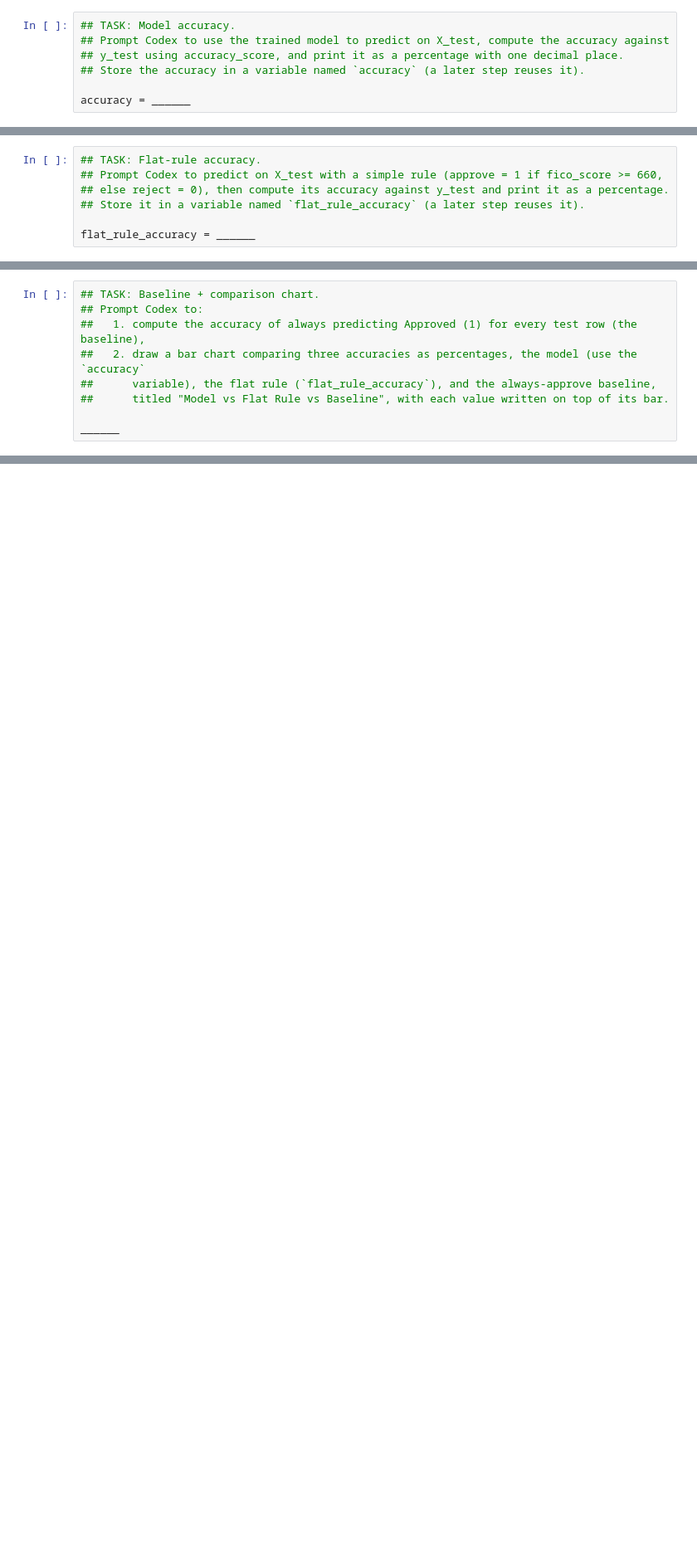
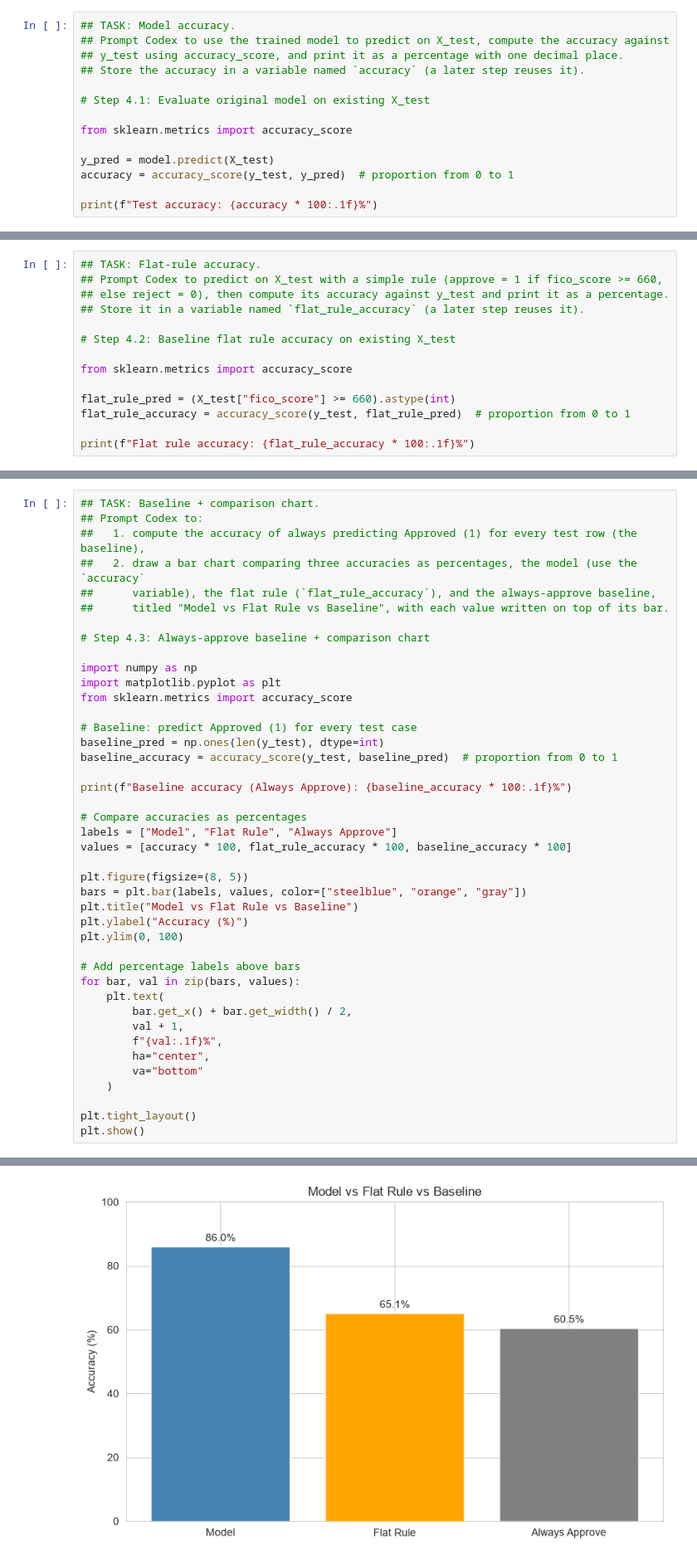
Before and after one commit to emilyejohnson/Beacon-Community-Capital, a Jupyter notebook: Learner_Guide_Notebook.ipynb, the cells around one changed output, grey strips where cells are left out. Shown at 83% size. Cells and saved outputs as stored; diff of their text form; blank space fills up the shorter version.

```diff
--- a/Learner_Guide_Notebook.ipynb
+++ b/Learner_Guide_Notebook.ipynb
@@ -759,4 +892,11 @@ Accuracy answers a simple question: of the 43 hidden test applications, what sha
 ## y_test using accuracy_score, and print it as a percentage with one decimal place.
 ## Store the accuracy in a variable named `accuracy` (a later step reuses it).
 
-accuracy = ______
+# Step 4.1: Evaluate original model on existing X_test
+
+from sklearn.metrics import accuracy_score
+
+y_pred = model.predict(X_test)
+accuracy = accuracy_score(y_test, y_pred)  # proportion from 0 to 1
+
+print(f"Test accuracy: {accuracy * 100:.1f}%")
@@ -772,4 +914,11 @@ Remember Beacon's failed shortcut: approve if FICO is 660 or higher. Let's measu
 ## else reject = 0), then compute its accuracy against y_test and print it as a percentage.
 ## Store it in a variable named `flat_rule_accuracy` (a later step reuses it).
 
-flat_rule_accuracy = ______
+# Step 4.2: Baseline flat rule accuracy on existing X_test
+
+from sklearn.metrics import accuracy_score
+
+flat_rule_pred = (X_test["fico_score"] >= 660).astype(int)
+flat_rule_accuracy = accuracy_score(y_test, flat_rule_pred)  # proportion from 0 to 1
+
+print(f"Flat rule accuracy: {flat_rule_accuracy * 100:.1f}%")
@@ -787,4 +938,38 @@ The simplest possible "model" is to approve everyone. Since about 60% were appro
 ##      variable), the flat rule (`flat_rule_accuracy`), and the always-approve baseline,
 ##      titled "Model vs Flat Rule vs Baseline", with each value written on top of its bar.
 
-______
+# Step 4.3: Always-approve baseline + comparison chart
+
+import numpy as np
+import matplotlib.pyplot as plt
+from sklearn.metrics import accuracy_score
+
+# Baseline: predict Approved (1) for every test case
+baseline_pred = np.ones(len(y_test), dtype=int)
+baseline_accuracy = accuracy_score(y_test, baseline_pred)  # proportion from 0 to 1
+
+print(f"Baseline accuracy (Always Approve): {baseline_accuracy * 100:.1f}%")
+
+# Compare accuracies as percentages
+labels = ["Model", "Flat Rule", "Always Approve"]
+values = [accuracy * 100, flat_rule_accuracy * 100, baseline_accuracy * 100]
+
+plt.figure(figsize=(8, 5))
+bars = plt.bar(labels, values, color=["steelblue", "orange", "gray"])
+plt.title("Model vs Flat Rule vs Baseline")
+plt.ylabel("Accuracy (%)")
+plt.ylim(0, 100)
+
+# Add percentage labels above bars
+for bar, val in zip(bars, values):
+    plt.text(
+        bar.get_x() + bar.get_width() / 2,
+        val + 1,
+        f"{val:.1f}%",
+        ha="center",
+        va="bottom"
+    )
+
+plt.tight_layout()
+plt.show()
+# %% [output]
@@ -791,3 +977,4 @@ ______
+[figure, added]
 # %% [markdown]
 ### Step 4.4 - How many files could clear without a human?
 
```
Also changed, not shown: parts of 11 cells of this notebook.
